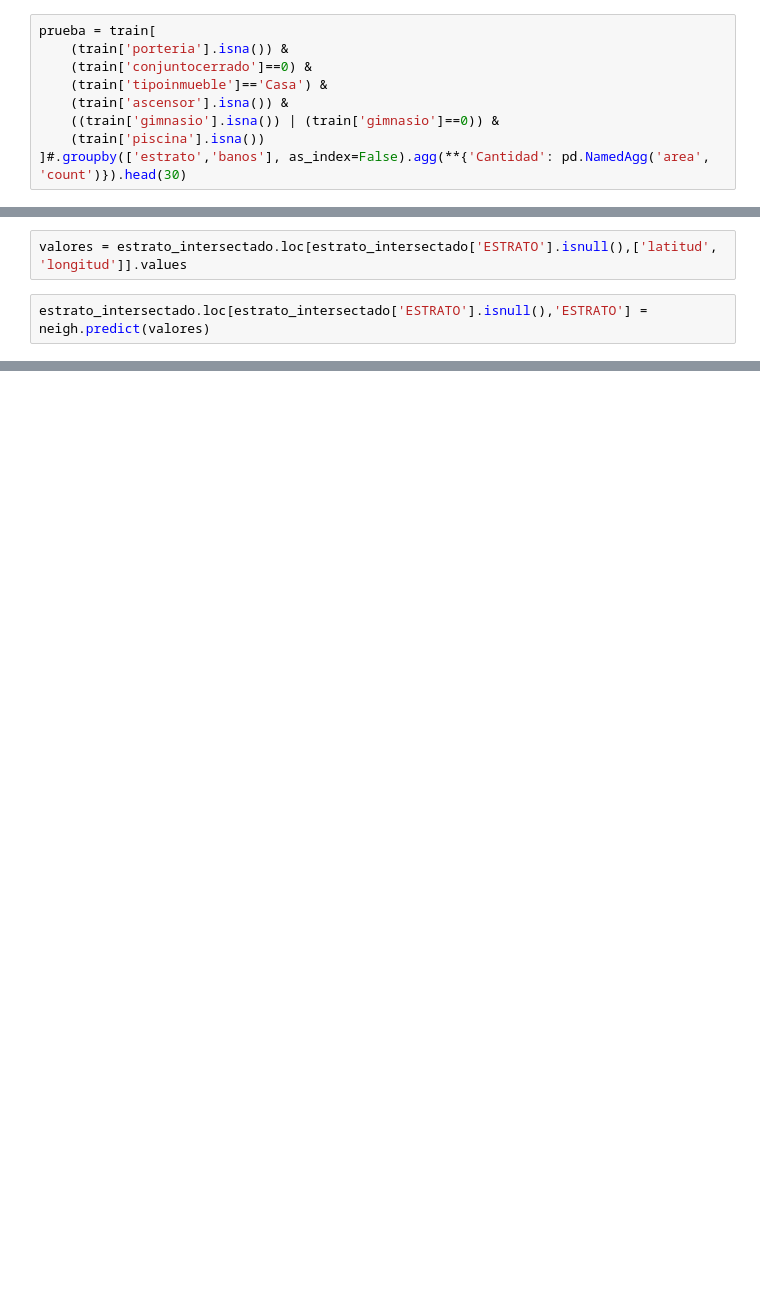
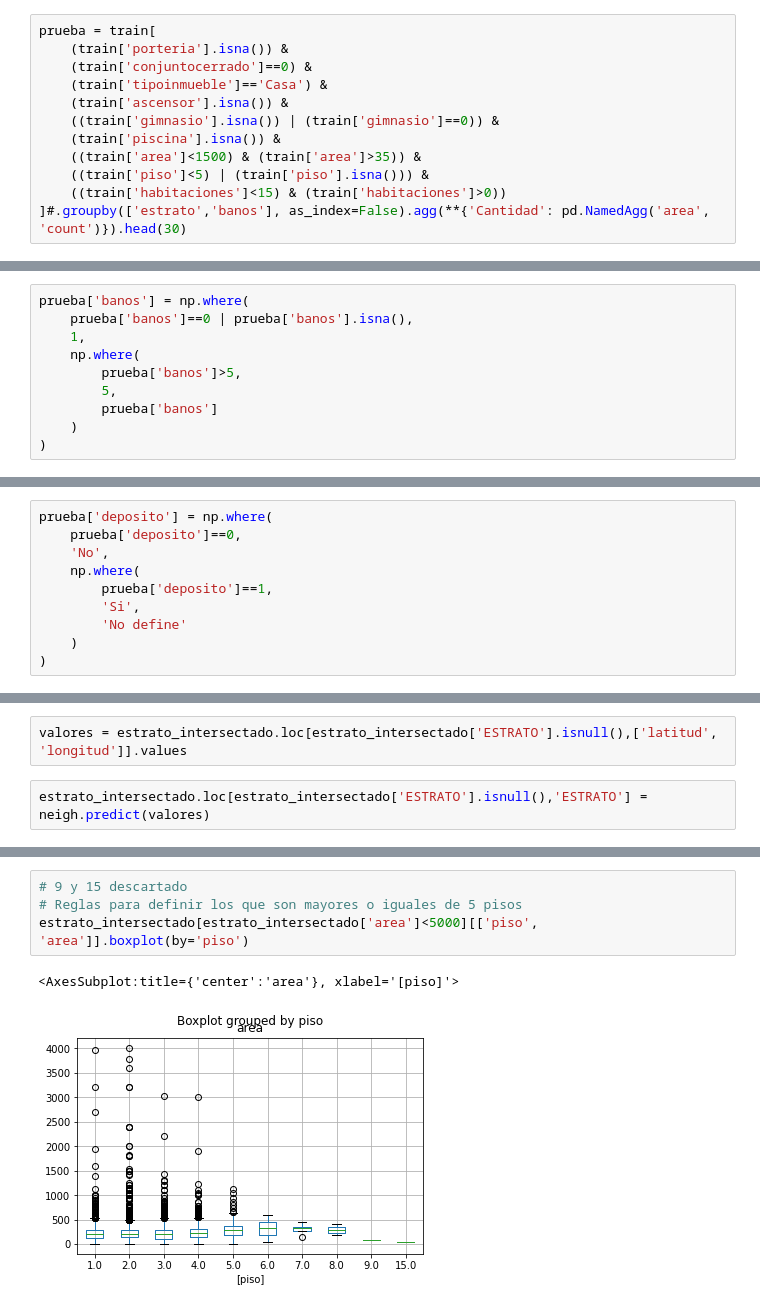
Before and after one commit to 2e-16/El_Algorirmo_Es_Correcto, a Jupyter notebook: el_algoritmo_es_correcto.ipynb, the cells around one changed output, grey strips where cells are left out. Drawn from its saved outputs; the diff is of its cells as text; blank space fills up the shorter version.

```diff
--- a/el_algoritmo_es_correcto.ipynb
+++ b/el_algoritmo_es_correcto.ipynb
@@ -48,5 +97,8 @@ prueba = train[
     (train['tipoinmueble']=='Casa') &
     (train['ascensor'].isna()) &
     ((train['gimnasio'].isna()) | (train['gimnasio']==0)) &
-    (train['piscina'].isna())
+    (train['piscina'].isna()) &
+    ((train['area']<1500) & (train['area']>35)) &
+    ((train['piso']<5) | (train['piso'].isna())) &
+    ((train['habitaciones']<15) & (train['habitaciones']>0))
 ]#.groupby(['estrato','banos'], as_index=False).agg(**{'Cantidad': pd.NamedAgg('area', 'count')}).head(30)
@@ -52,0 +120,10 @@ prueba = train[
+# %%
+prueba['banos'] = np.where(
+    prueba['banos']==0 | prueba['banos'].isna(),
+    1,
+    np.where(
+        prueba['banos']>5,
+        5,
+        prueba['banos']
+    )
+)
@@ -52,0 +135,10 @@ prueba = train[
+# %%
+prueba['deposito'] = np.where(
+    prueba['deposito']==0,
+    'No',
+    np.where(
+        prueba['deposito']==1,
+        'Si',
+        'No define'
+    )
+)
@@ -191,0 +470,7 @@ pd.DataFrame(a, columns=['Dif Estrato']).reset_index(drop=False).rename(columns=
+# %%
+# 9 y 15 descartado
+# Reglas para definir los que son mayores o iguales de 5 pisos
+estrato_intersectado[estrato_intersectado['area']<5000][['piso', 'area']].boxplot(by='piso')
+# %% [output]
+<AxesSubplot:title={'center':'area'}, xlabel='[piso]'>
+[figure, added]
```
Also changed, not shown: parts of 42 cells of this notebook.
